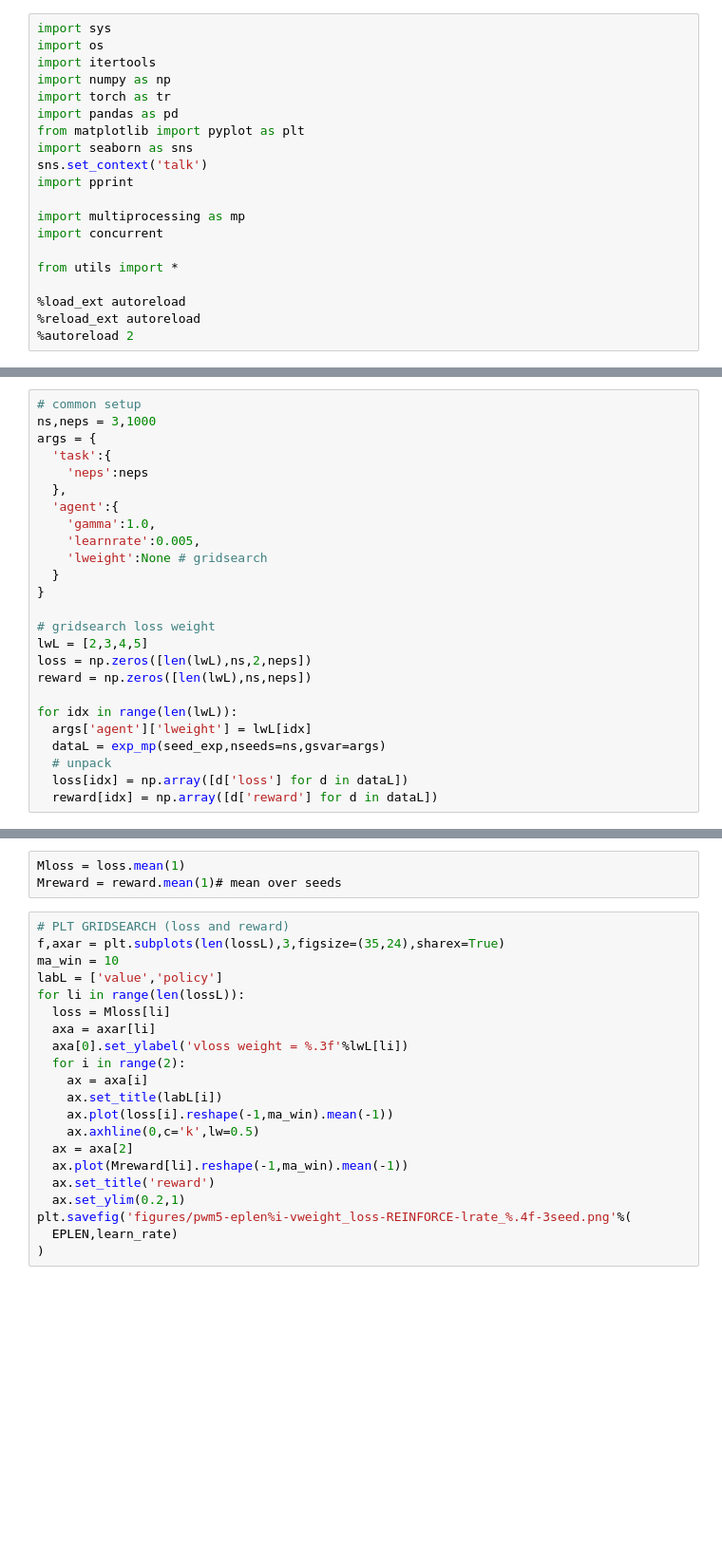
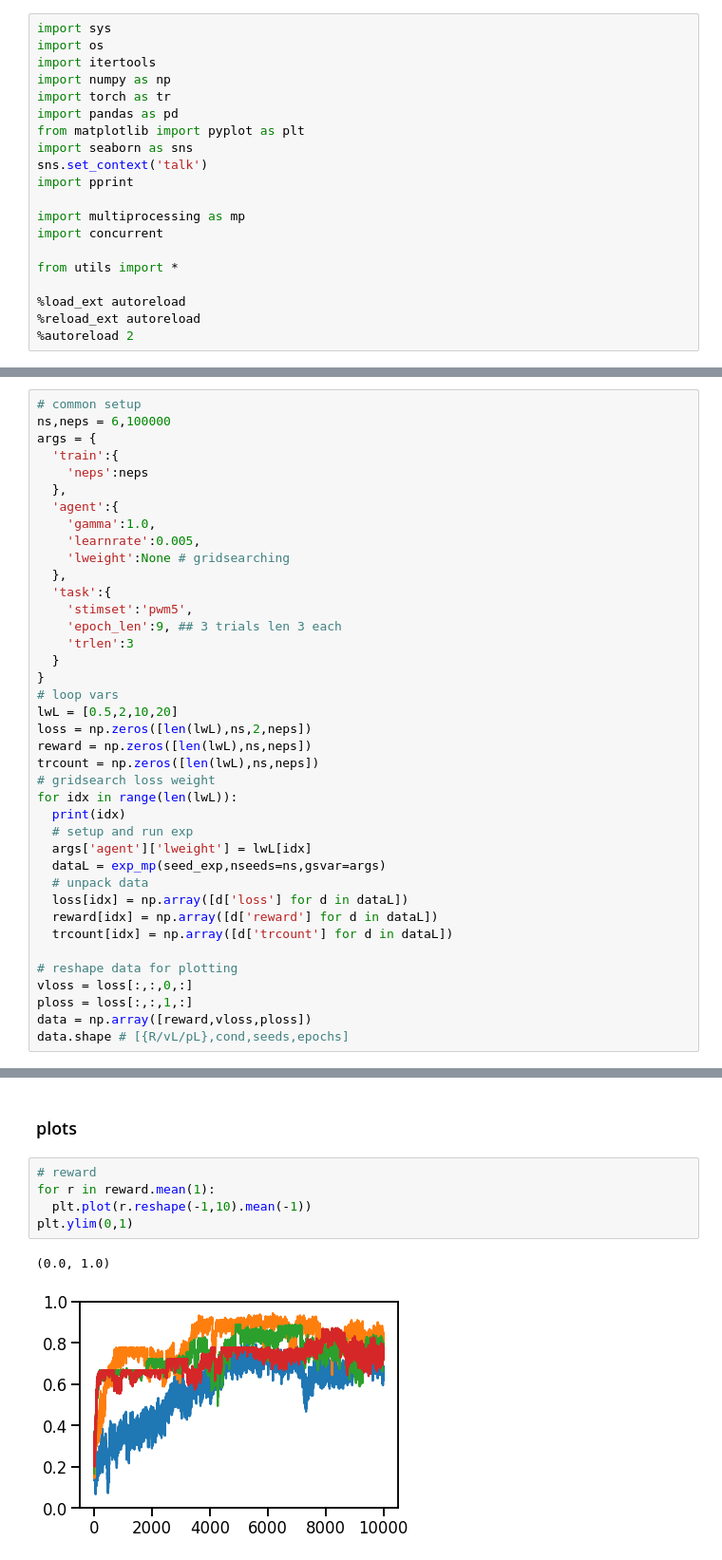
Before and after one commit to andrebeu/active-learning, a Jupyter notebook: frustrated-rodent-/build-timeout_trials.ipynb, the cells around one changed output, grey strips where cells are left out. Shown at 95% size. Cells and saved outputs as stored; diff of their text form; blank space fills up the shorter version.

Commit message:
first evidence of learning with invalid trials; 3trials per epoch

```diff
--- a/frustrated-rodent-/build-timeout_trials.ipynb
+++ b/frustrated-rodent-/build-timeout_trials.ipynb
@@ -58,26 +63,40 @@ def seed_exp(seed,args):
   return data
 # %%
 # common setup
-ns,neps = 3,1000
+ns,neps = 6,100000
 args = {
-  'task':{
+  'train':{
     'neps':neps
   },
   'agent':{
     'gamma':1.0,
     'learnrate':0.005,
-    'lweight':None # gridsearch
+    'lweight':None # gridsearching
+  },
+  'task':{
+    'stimset':'pwm5',
+    'epoch_len':9, ## 3 trials len 3 each
+    'trlen':3
   }
 }
-
-# gridsearch loss weight
-lwL = [2,3,4,5]
+# loop vars
+lwL = [0.5,2,10,20]
 loss = np.zeros([len(lwL),ns,2,neps])
 reward = np.zeros([len(lwL),ns,neps])
-
+trcount = np.zeros([len(lwL),ns,neps])
+# gridsearch loss weight
 for idx in range(len(lwL)):
+  print(idx)
+  # setup and run exp
   args['agent']['lweight'] = lwL[idx]
   dataL = exp_mp(seed_exp,nseeds=ns,gsvar=args)
-  # unpack
+  # unpack data
   loss[idx] = np.array([d['loss'] for d in dataL])
   reward[idx] = np.array([d['reward'] for d in dataL])
+  trcount[idx] = np.array([d['trcount'] for d in dataL])
+
+# reshape data for plotting
+vloss = loss[:,:,0,:]
+ploss = loss[:,:,1,:]
+data = np.array([reward,vloss,ploss])
+data.shape # [{R/vL/pL},cond,seeds,epochs]
@@ -84,24 +105,10 @@ for idx in range(len(lwL)):
-# %%
-Mloss = loss.mean(1)
-Mreward = reward.mean(1)# mean over seeds
-# %%
-# PLT GRIDSEARCH (loss and reward)
-f,axar = plt.subplots(len(lossL),3,figsize=(35,24),sharex=True)
-ma_win = 10
-labL = ['value','policy']
-for li in range(len(lossL)):
-  loss = Mloss[li]
-  axa = axar[li]
-  axa[0].set_ylabel('vloss weight = %.3f'%lwL[li])
-  for i in range(2):
-    ax = axa[i]
-    ax.set_title(labL[i])
-    ax.plot(loss[i].reshape(-1,ma_win).mean(-1))
-    ax.axhline(0,c='k',lw=0.5)
-  ax = axa[2]
-  ax.plot(Mreward[li].reshape(-1,ma_win).mean(-1))
-  ax.set_title('reward')
-  ax.set_ylim(0.2,1)
-plt.savefig('figures/pwm5-eplen%i-vweight_loss-REINFORCE-lrate_%.4f-3seed.png'%(
-  EPLEN,learn_rate)
-)
+# %% [markdown]
+### plots
+# %%
+# reward
+for r in reward.mean(1):
+  plt.plot(r.reshape(-1,10).mean(-1))
+plt.ylim(0,1)
+# %% [output]
+(0.0, 1.0)
+[figure, added]
```
Also changed, not shown: parts of 5 cells of this notebook, 3 other files.
